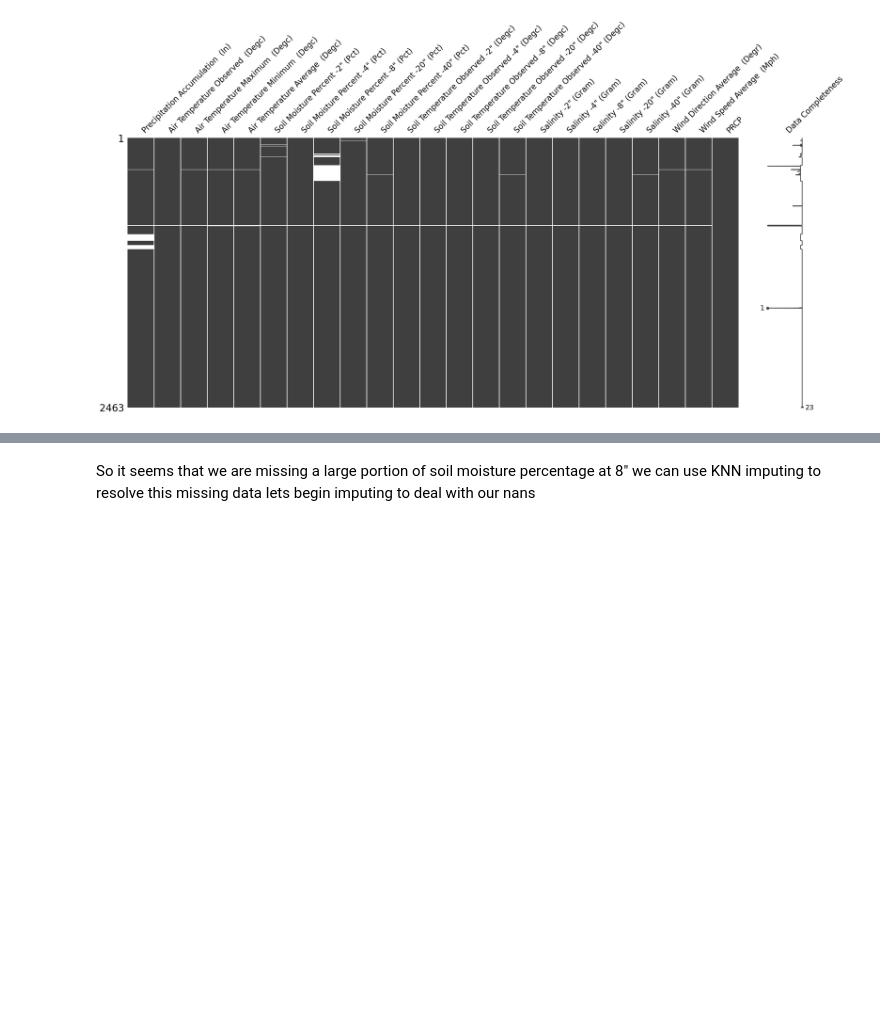
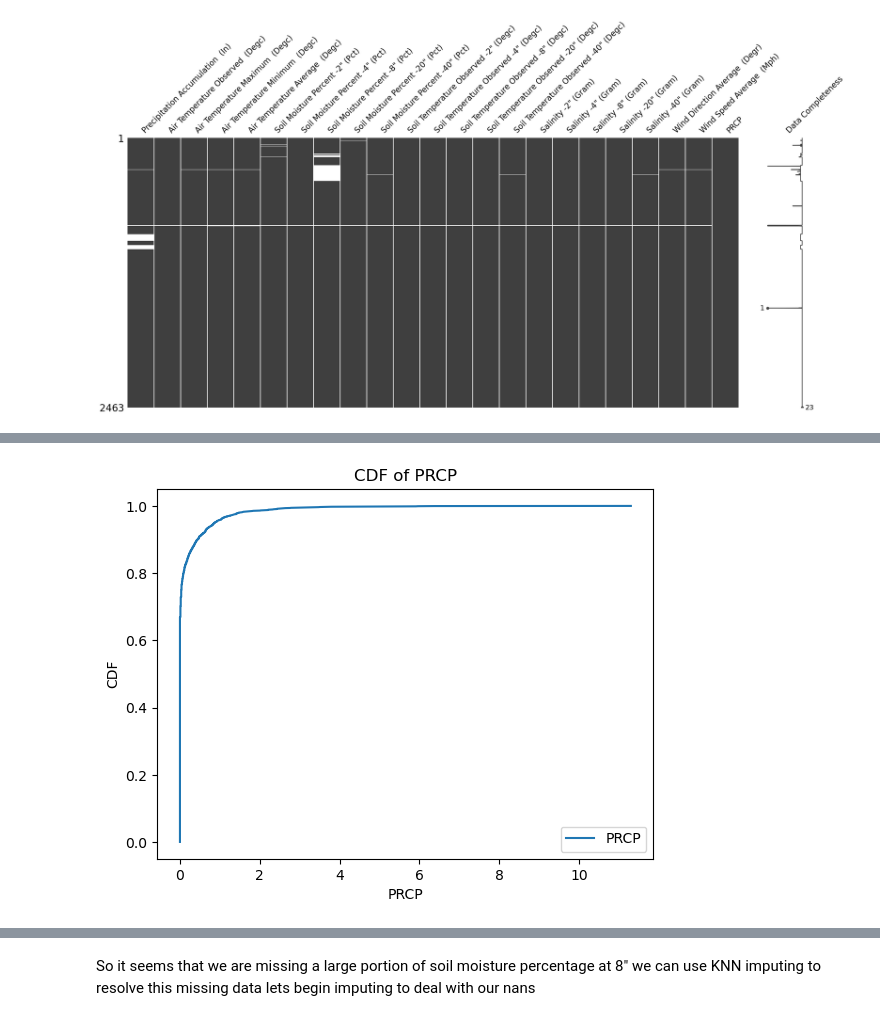
Before and after one commit to bigdog3626/Drought-Detection-Modeling, a Jupyter notebook: Data-Preprocessors.ipynb, the cells around one changed output, grey strips where cells are left out. Cells and saved outputs as stored; diff of their text form; code cells hidden in the pictures; blank space fills up the shorter version.

```diff
--- a/Data-Preprocessors.ipynb
+++ b/Data-Preprocessors.ipynb
@@ -193,0 +268,32 @@ msno.matrix(labeled_df.drop(['day','year','month'], axis=1), labels=True)
+# %%
+def plot_cdf(df, feature, label):
+    """
+    Plot the cummulative distribution function of a feature in dataframe
+    """
+    # Get the feature values
+    feature_values = df[feature].values
+    # Get the feature values sorted
+    feature_values_sorted = np.sort(feature_values)
+    # Get the number of values
+    # n_values = len(feature_values_sorted)
+    # Get the x values
+    # x_values = np.linspace(0, 1, len(feature_values))
+    x_values = np.arange(1, len(feature_values) + 1) / len(feature_values)
+    # p = 1. * np.arange(len(feature_values_sorted)) / (len(feature_values_sorted) - 1)
+
+    # Plot the cdf
+    plt.plot(feature_values_sorted,x_values , label=label)
+    # Set the x label
+    plt.xlabel(feature)
+    # Set the y label
+    plt.ylabel('CDF')
+    # Set the title
+    plt.title('CDF of {}'.format(feature))
+    # Set the legend
+    plt.legend()
+    # Show the plot
+    plt.show()
+
+plot_cdf(df, 'PRCP', 'PRCP')
+# %% [output]
+[figure, added]
```
Also changed, not shown: parts of 6 cells of this notebook, 1 other file.
